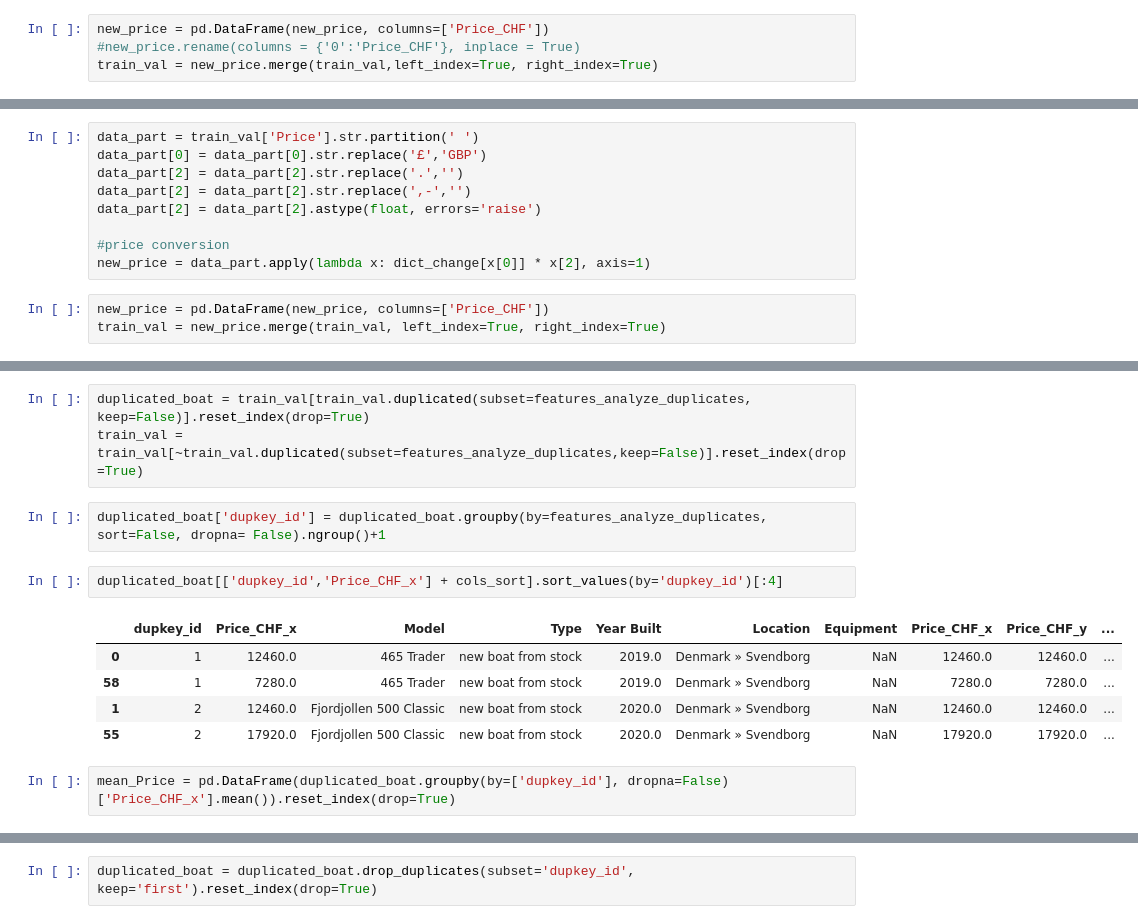
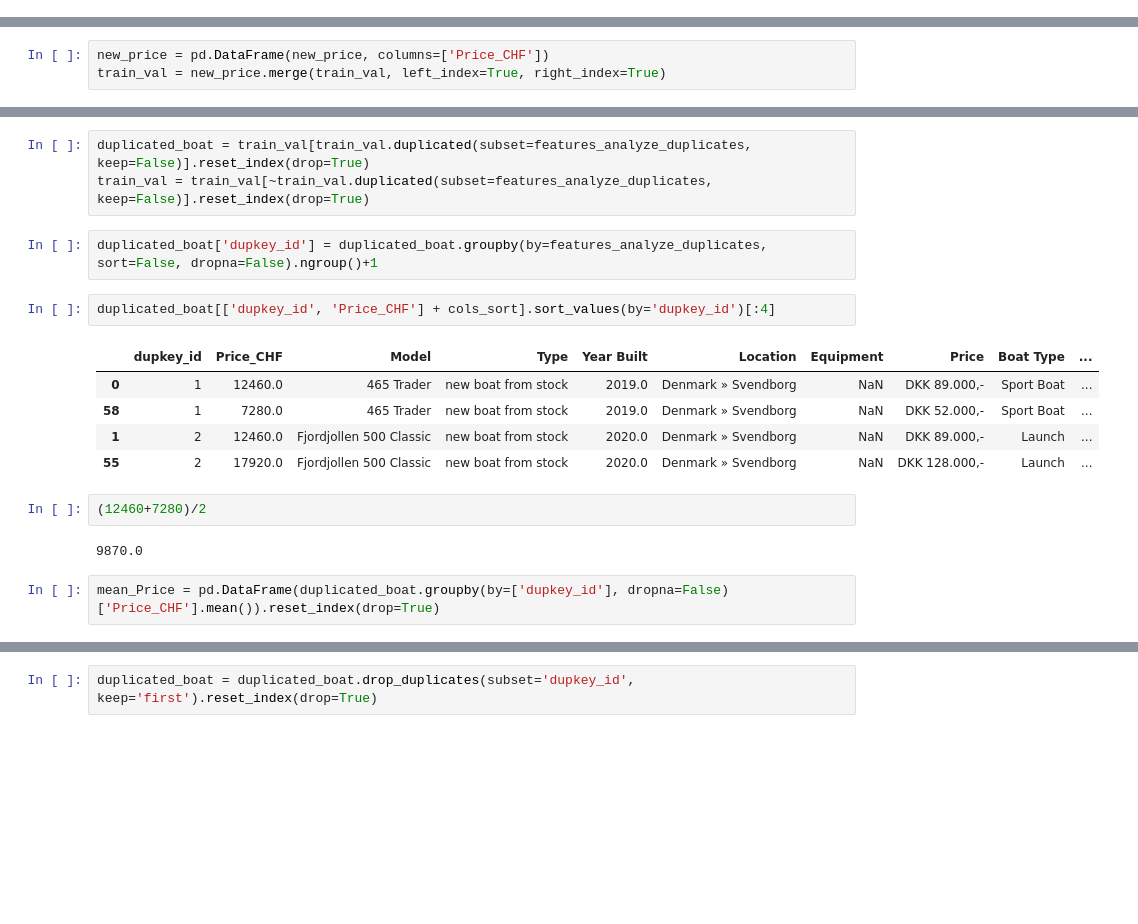
Before and after one commit to SamF543/OVFAcademy, a Jupyter notebook: Untitled0.ipynb, the cells around one changed output, grey strips where cells are left out. Cells and saved outputs as stored; diff of their text form; blank space fills up the shorter version.

```diff
--- a/Untitled0.ipynb
+++ b/Untitled0.ipynb
@@ -745,5 +712 @@ data_part[2] = data_part[2].astype(float, errors = 'raise')
 new_price = data_part.apply(lambda x: dict_change[x[0]] * x[2], axis=1)
-# %%
-new_price = pd.DataFrame(new_price, columns=['Price_CHF'])
-#new_price.rename(columns = {'0':'Price_CHF'}, inplace = True)
-train_val = new_price.merge(train_val,left_index=True, right_index=True)
@@ -792,12 +713,3 @@ dict_change
-# %%
-data_part = train_val['Price'].str.partition(' ')
-data_part[0] = data_part[0].str.replace('£','GBP')
-data_part[2] = data_part[2].str.replace('.','')
-data_part[2] = data_part[2].str.replace(',-','')
-data_part[2] = data_part[2].astype(float, errors='raise')
-
-#price conversion
-new_price = data_part.apply(lambda x: dict_change[x[0]] * x[2], axis=1)
 # %%
 new_price = pd.DataFrame(new_price, columns=['Price_CHF'])
 train_val = new_price.merge(train_val, left_index=True, right_index=True)
@@ -820,15 +732,19 @@ train_val
 # %%
 duplicated_boat = train_val[train_val.duplicated(subset=features_analyze_duplicates, keep=False)].reset_index(drop=True)
-train_val = train_val[~train_val.duplicated(subset=features_analyze_duplicates,keep=False)].reset_index(drop=True)
+train_val = train_val[~train_val.duplicated(subset=features_analyze_duplicates, keep=False)].reset_index(drop=True)
 # %%
-duplicated_boat['dupkey_id'] = duplicated_boat.groupby(by=features_analyze_duplicates, sort=False, dropna= False).ngroup()+1
+duplicated_boat['dupkey_id'] = duplicated_boat.groupby(by=features_analyze_duplicates, sort=False, dropna=False).ngroup()+1
 # %%
-duplicated_boat[['dupkey_id','Price_CHF_x'] + cols_sort].sort_values(by='dupkey_id')[:4]
+duplicated_boat[['dupkey_id', 'Price_CHF'] + cols_sort].sort_values(by='dupkey_id')[:4]
 # %% [output]
-|  | dupkey_id | Price_CHF_x | Model | Type | Year Built | Location | Equipment | Price_CHF_x | Price_CHF_y | ... |
-| 0 | 1 | 12460.0 | 465 Trader | new boat from stock | 2019.0 | Denmark » Svendborg | NaN | 12460.0 | 12460.0 | ... |
-| 58 | 1 | 7280.0 | 465 Trader | new boat from stock | 2019.0 | Denmark » Svendborg | NaN | 7280.0 | 7280.0 | ... |
-| 1 | 2 | 12460.0 | Fjordjollen 500 Classic | new boat from stock | 2020.0 | Denmark » Svendborg | NaN | 12460.0 | 12460.0 | ... |
-| 55 | 2 | 17920.0 | Fjordjollen 500 Classic | new boat from stock | 2020.0 | Denmark » Svendborg | NaN | 17920.0 | 17920.0 | ... |
+|  | dupkey_id | Price_CHF | Model | Type | Year Built | Location | Equipment | Price | Boat Type | ... |
+| 0 | 1 | 12460.0 | 465 Trader | new boat from stock | 2019.0 | Denmark » Svendborg | NaN | DKK 89.000,- | Sport Boat | ... |
+| 58 | 1 | 7280.0 | 465 Trader | new boat from stock | 2019.0 | Denmark » Svendborg | NaN | DKK 52.000,- | Sport Boat | ... |
+| 1 | 2 | 12460.0 | Fjordjollen 500 Classic | new boat from stock | 2020.0 | Denmark » Svendborg | NaN | DKK 89.000,- | Launch | ... |
+| 55 | 2 | 17920.0 | Fjordjollen 500 Classic | new boat from stock | 2020.0 | Denmark » Svendborg | NaN | DKK 128.000,- | Launch | ... |
+# %%
+(12460+7280)/2
+# %% [output]
+9870.0
 # %%
-mean_Price = pd.DataFrame(duplicated_boat.groupby(by=['dupkey_id'], dropna=False)['Price_CHF_x'].mean()).reset_index(drop=True)
+mean_Price = pd.DataFrame(duplicated_boat.groupby(by=['dupkey_id'], dropna=False)['Price_CHF'].mean()).reset_index(drop=True)
```
Also changed, not shown: parts of 23 cells of this notebook.
